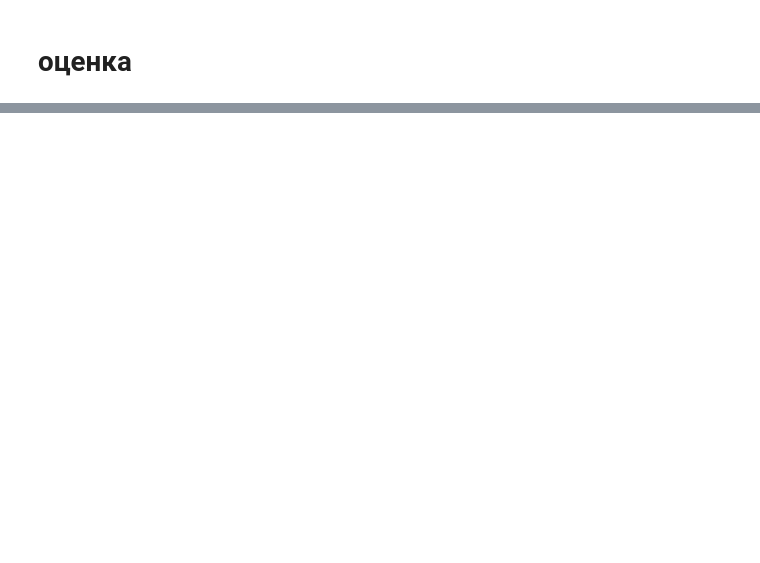
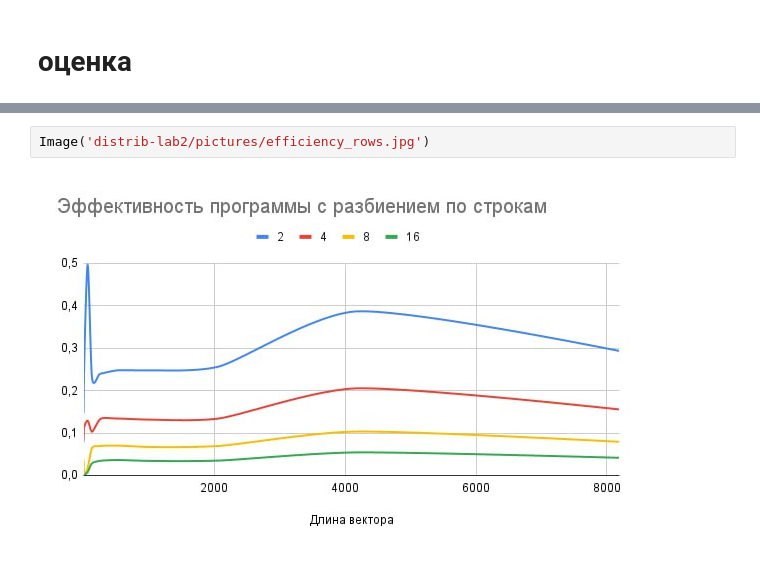
Before and after one commit to yualapshina/distrib-lab2, a Jupyter notebook: distrib_lab2_env.ipynb, the cells around one changed output, grey strips where cells are left out. Drawn from its saved outputs; the diff is of its cells as text; blank space fills up the shorter version.

```diff
--- a/distrib_lab2_env.ipynb
+++ b/distrib_lab2_env.ipynb
@@ -80,0 +100,4 @@ Result: 2717.00 2981.00 2222.00
+# %%
+Image('distrib-lab2/pictures/efficiency_rows.jpg')
+# %% [output]
+[figure, added]
```
Also changed, not shown: parts of 22 cells of this notebook.
